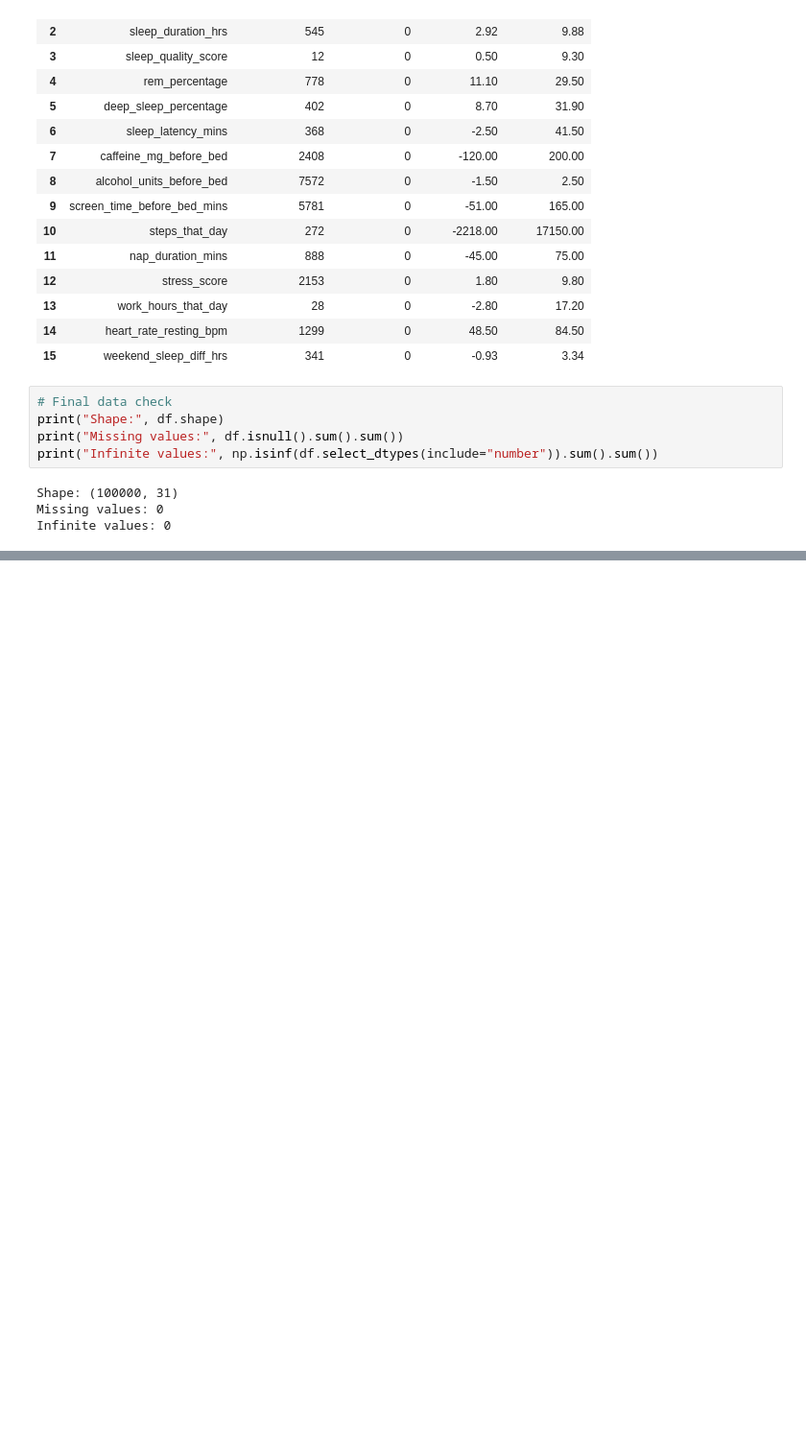
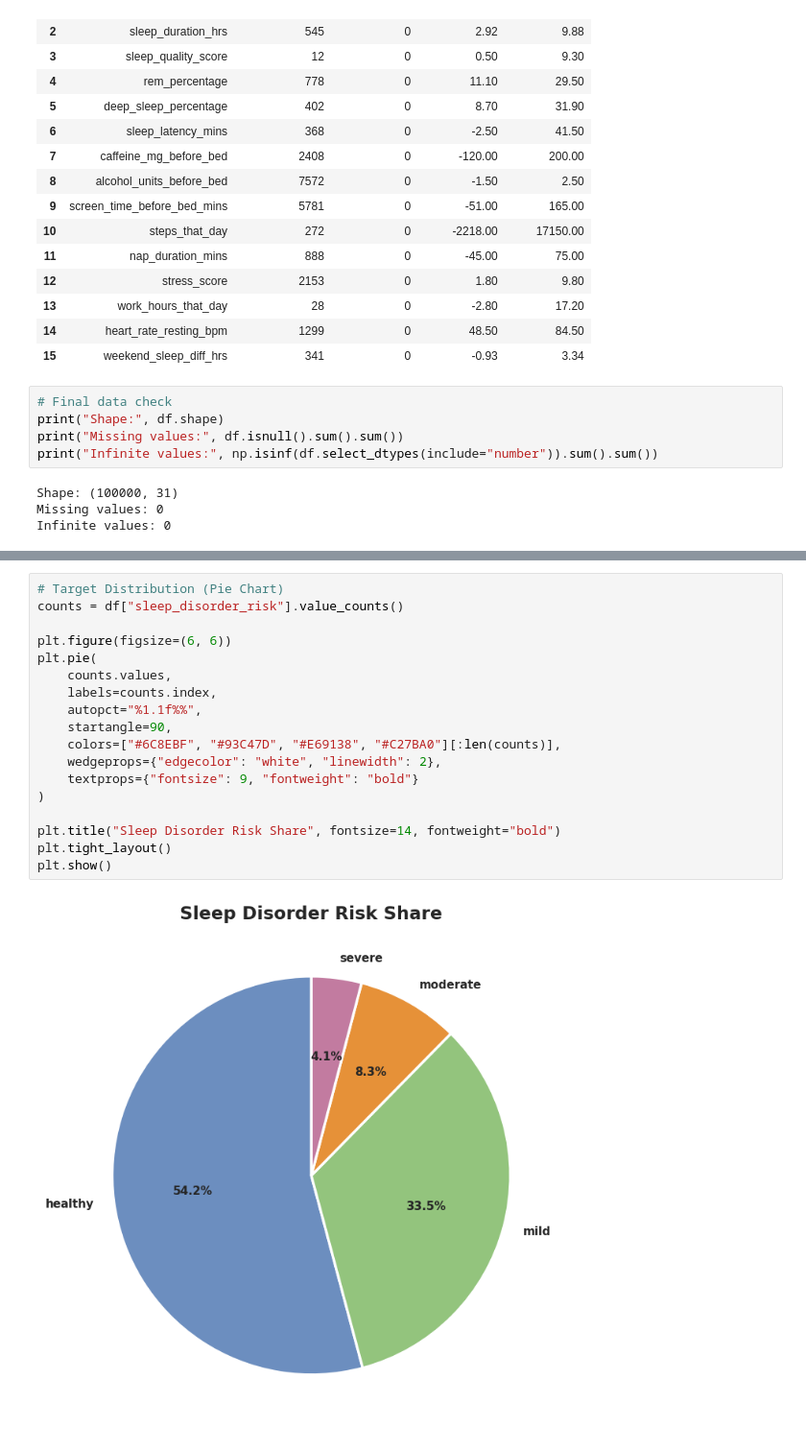
Before and after one commit to ibtihal7alharbi-tech/ML-project, a Jupyter notebook: sleep_disorder_risk_prediction.ipynb, the cells around one changed output, grey strips where cells are left out. Shown at 96% size. Cells and saved outputs as stored; diff of their text form; blank space fills up the shorter version.

```diff
--- a/sleep_disorder_risk_prediction.ipynb
+++ b/sleep_disorder_risk_prediction.ipynb
@@ -219,0 +254,20 @@ Infinite values: 0
+# %%
+# Target Distribution (Pie Chart)
+counts = df["sleep_disorder_risk"].value_counts()
+
+plt.figure(figsize=(6, 6))
+plt.pie(
+    counts.values,
+    labels=counts.index,
+    autopct="%1.1f%%",
+    startangle=90,
+    colors=["#6C8EBF", "#93C47D", "#E69138", "#C27BA0"][:len(counts)],
+    wedgeprops={"edgecolor": "white", "linewidth": 2},
+    textprops={"fontsize": 9, "fontweight": "bold"}
+)
+
+plt.title("Sleep Disorder Risk Share", fontsize=14, fontweight="bold")
+plt.tight_layout()
+plt.show()
+# %% [output]
+[figure, added]
```
Also changed, not shown: parts of 17 cells of this notebook.
